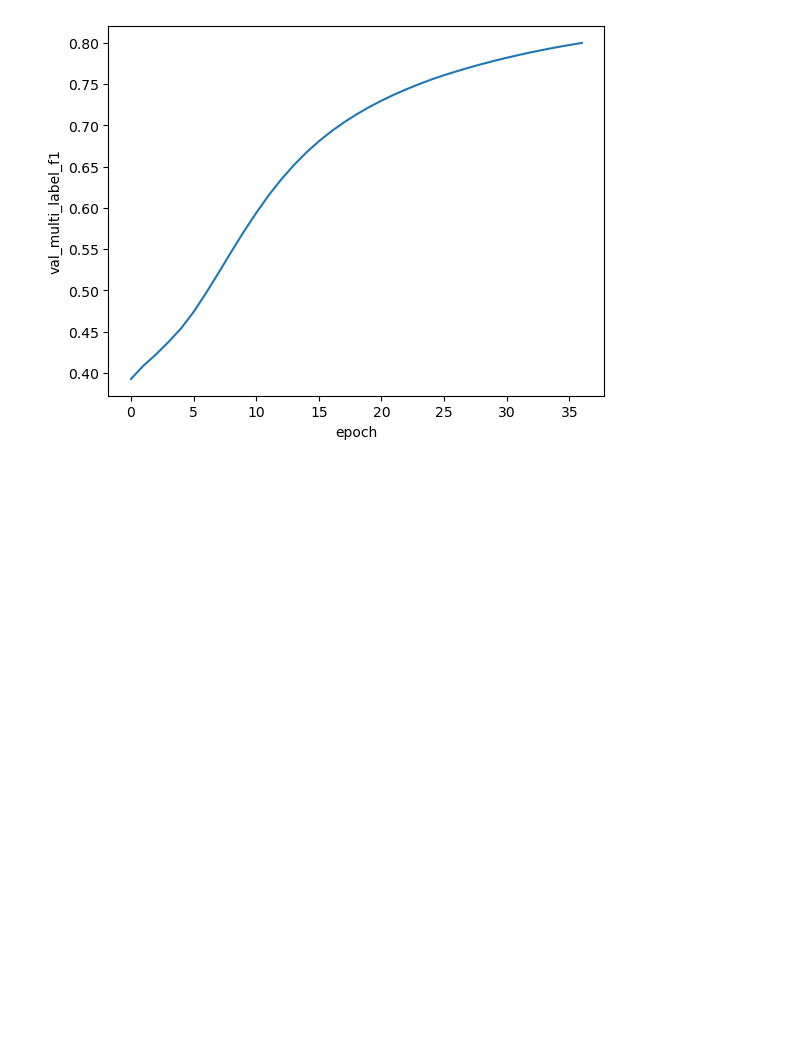
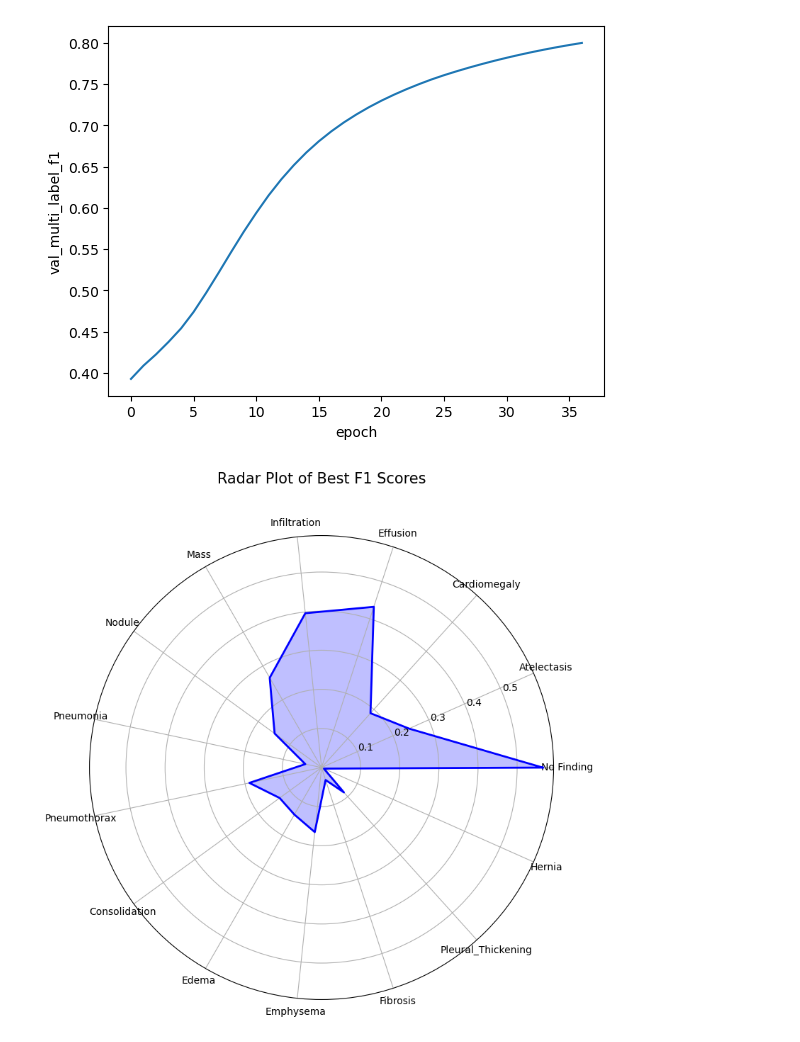
Before and after one commit to foxojs/nih_cxr_project, a Jupyter notebook: data_exploration/results_interpretation.ipynb, the cells around one changed output. Cells and saved outputs as stored; diff of their text form; code cells hidden in the pictures; blank space fills up the shorter version.

Commit message:
radar plot code

```diff
--- a/data_exploration/results_interpretation.ipynb
+++ b/data_exploration/results_interpretation.ipynb
@@ -31,3 +31,42 @@ sns.lineplot(x = "epoch", y = "val_multi_label_f1", data = training_metrics)
 # %% [output]
 <Axes: xlabel='epoch', ylabel='val_multi_label_f1'>
 [figure]
+# %%
+import numpy as np
+import matplotlib.pyplot as plt
+
+# Data
+labels = ["No Finding", "Atelectasis", "Cardiomegaly", "Effusion", "Infiltration",
+          "Mass", "Nodule", "Pneumonia", "Pneumothorax", "Consolidation",
+          "Edema", "Emphysema", "Fibrosis", "Pleural_Thickening", "Hernia"]
+
+values = [0.565305, 0.244867, 0.187031, 0.432175, 0.396820,
+          0.265067, 0.148289, 0.042446, 0.188599, 0.132429,
+          0.138874, 0.165934, 0.033422, 0.085493, 0.006697]
+
+# Number of variables
+num_vars = len(labels)
+
+# Compute angle for each axis in the plot (in radians)
+angles = np.linspace(0, 2 * np.pi, num_vars, endpoint=False).tolist()
+
+# The plot is made by "closing" the circle, so we need to append the first value at the end
+values += values[:1]
+angles += angles[:1]
+
+# Create the radar plot
+fig, ax = plt.subplots(figsize=(8, 8), subplot_kw=dict(polar=True))
+ax.plot(angles, values, color='b', linewidth=2, linestyle='solid')
+ax.fill(angles, values, color='b', alpha=0.25)
+
+# Add labels to the axes
+ax.set_xticks(angles[:-1])
+ax.set_xticklabels(labels, fontsize=10)
+
+# Add a title
+ax.set_title("Radar Plot of Best F1 Scores", size=15, y=1.1)
+
+plt.tight_layout()
+plt.show()
+# %% [output]
+[figure, added]
```
